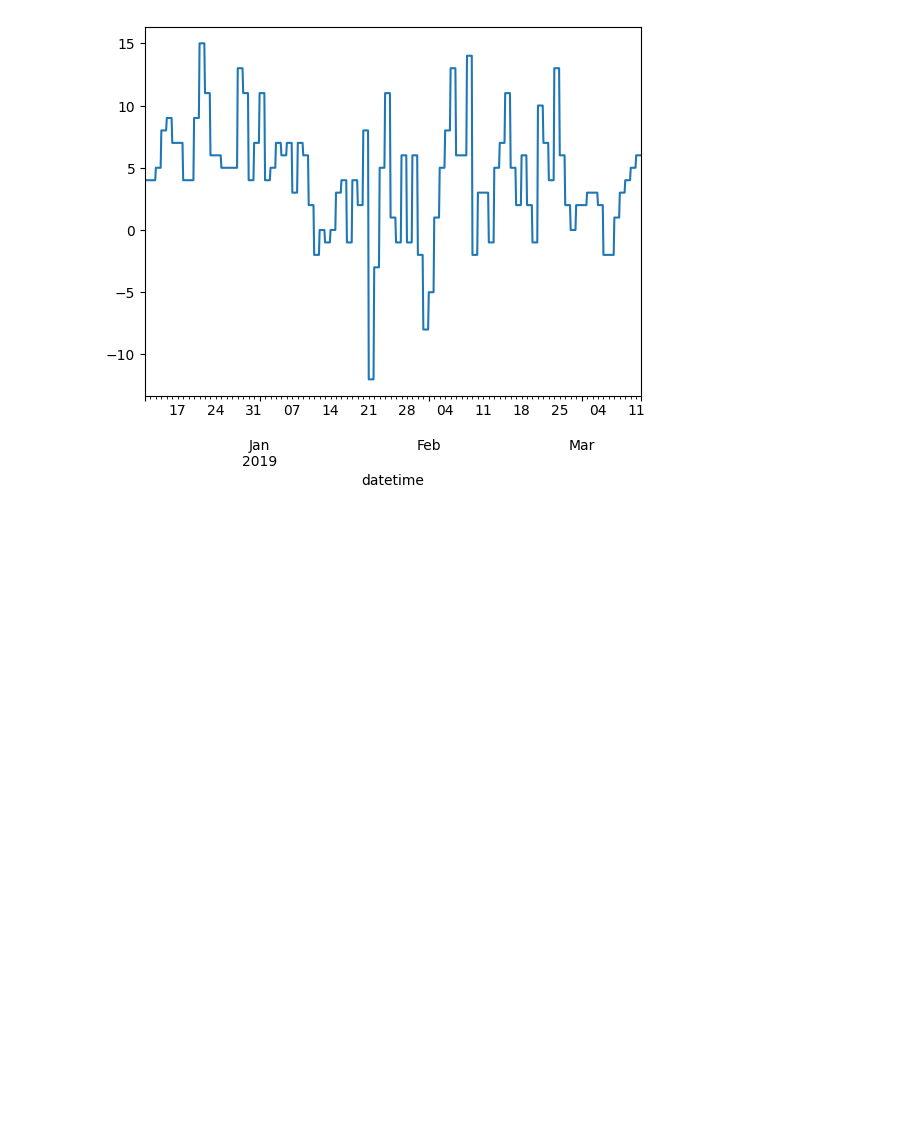
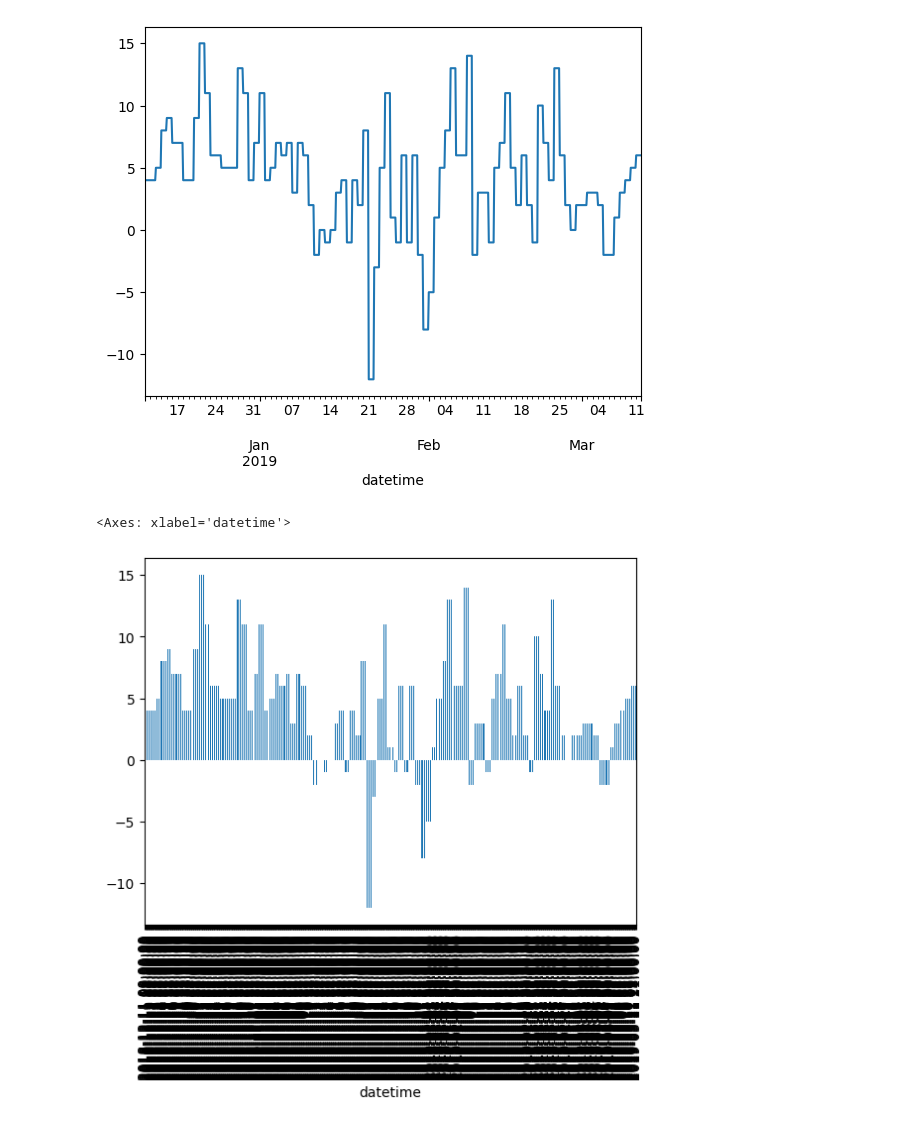
Before and after one commit to reuven/apple-2025-05May-29-visualization, a Jupyter notebook: 2025-05May-29-visualization.ipynb, the cells around one changed output. Cells and saved outputs as stored; diff of their text form; code cells hidden in the pictures; blank space fills up the shorter version.

```diff
--- a/2025-05May-29-visualization.ipynb
+++ b/2025-05May-29-visualization.ipynb
@@ -302,3 +302,8 @@ s.plot.line()
 # %% [output]
 <Axes: xlabel='datetime'>
 [figure]
+# %%
+s.plot.bar()
+# %% [output]
+<Axes: xlabel='datetime'>
+[figure, added]
```
Also changed, not shown: parts of 1 cell of this notebook.
